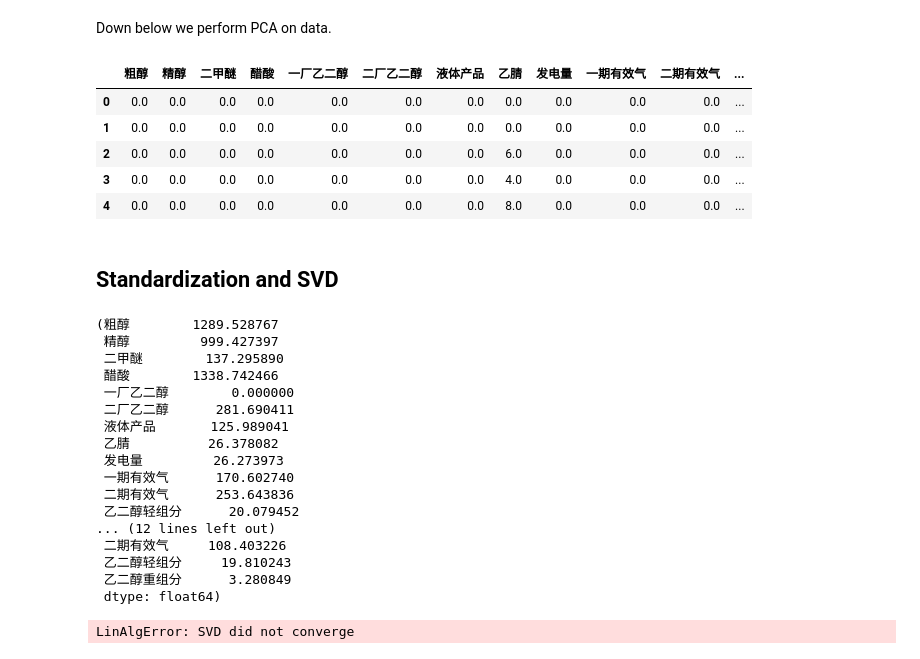
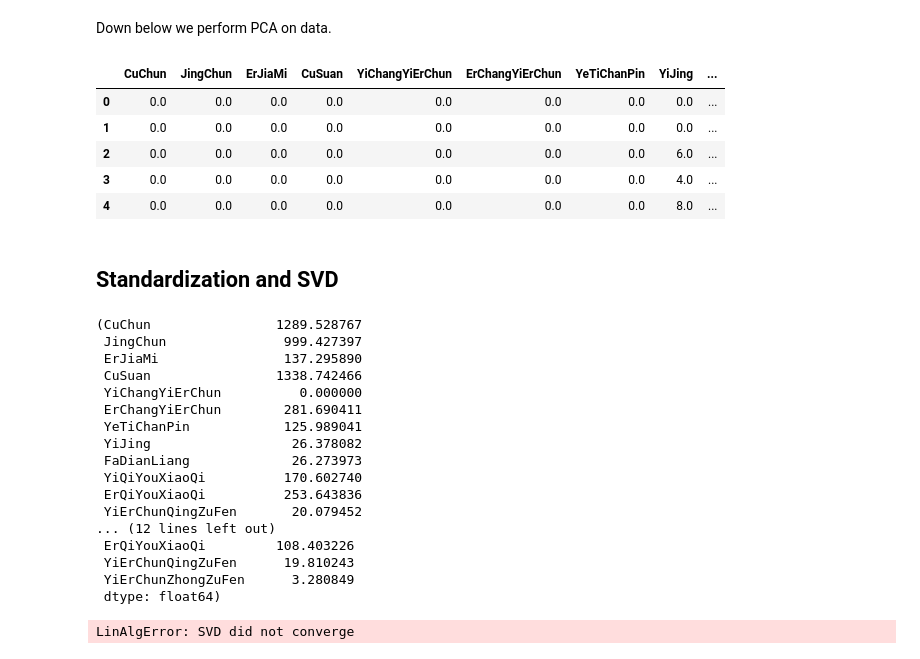
Before and after one commit to HuangHuangZhengZheng/45thPRP, a Jupyter notebook: EDAandPCA.ipynb, the cells around one changed output. Saved outputs shown, nothing was run; the diff lists cells and outputs as text; code cells hidden in the pictures.

```diff
--- a/EDAandPCA.ipynb
+++ b/EDAandPCA.ipynb
@@ -22,16 +22,16 @@ data.head()
 Down below we perform PCA on data.
 # %%
 data = data.fillna(0) # 根据节假日置零!
-c_feature = data.drop(['燃煤'], axis=1)
-c_target = data['燃煤']
+c_feature = data.drop(['RanMei'], axis=1)
+c_target = data['RanMei']
 c_feature.head()
 # %% [output]
-|  | 粗醇 | 精醇 | 二甲醚 | 醋酸 | 一厂乙二醇 | 二厂乙二醇 | 液体产品 | 乙腈 | 发电量 | 一期有效气 | 二期有效气 | ... |
-| 0 | 0.0 | 0.0 | 0.0 | 0.0 | 0.0 | 0.0 | 0.0 | 0.0 | 0.0 | 0.0 | 0.0 | ... |
-| 1 | 0.0 | 0.0 | 0.0 | 0.0 | 0.0 | 0.0 | 0.0 | 0.0 | 0.0 | 0.0 | 0.0 | ... |
-| 2 | 0.0 | 0.0 | 0.0 | 0.0 | 0.0 | 0.0 | 0.0 | 6.0 | 0.0 | 0.0 | 0.0 | ... |
-| 3 | 0.0 | 0.0 | 0.0 | 0.0 | 0.0 | 0.0 | 0.0 | 4.0 | 0.0 | 0.0 | 0.0 | ... |
-| 4 | 0.0 | 0.0 | 0.0 | 0.0 | 0.0 | 0.0 | 0.0 | 8.0 | 0.0 | 0.0 | 0.0 | ... |
+|  | CuChun | JingChun | ErJiaMi | CuSuan | YiChangYiErChun | ErChangYiErChun | YeTiChanPin | YiJing | ... |
+| 0 | 0.0 | 0.0 | 0.0 | 0.0 | 0.0 | 0.0 | 0.0 | 0.0 | ... |
+| 1 | 0.0 | 0.0 | 0.0 | 0.0 | 0.0 | 0.0 | 0.0 | 0.0 | ... |
+| 2 | 0.0 | 0.0 | 0.0 | 0.0 | 0.0 | 0.0 | 0.0 | 6.0 | ... |
+| 3 | 0.0 | 0.0 | 0.0 | 0.0 | 0.0 | 0.0 | 0.0 | 4.0 | ... |
+| 4 | 0.0 | 0.0 | 0.0 | 0.0 | 0.0 | 0.0 | 0.0 | 8.0 | ... |
 # %% [markdown]
 ## Standardization and SVD
 # %%
@@ -40,22 +40,22 @@ c_std = np.std(c_feature, axis=0)
 c_standardized = (c_feature - c_mean) / c_std
 c_mean, c_std
 # %% [output]
-(粗醇        1289.528767
- 精醇         999.427397
- 二甲醚        137.295890
- 醋酸        1338.742466
- 一厂乙二醇        0.000000
- 二厂乙二醇      281.690411
- 液体产品       125.989041
- 乙腈          26.378082
- 发电量         26.273973
- 一期有效气      170.602740
- 二期有效气      253.643836
- 乙二醇轻组分      20.079452
+(CuChun                1289.528767
+ JingChun               999.427397
+ ErJiaMi                137.295890
+ CuSuan                1338.742466
+ YiChangYiErChun          0.000000
+ ErChangYiErChun        281.690411
+ YeTiChanPin            125.989041
+ YiJing                  26.378082
+ FaDianLiang             26.273973
+ YiQiYouXiaoQi          170.602740
+ ErQiYouXiaoQi          253.643836
+ YiErChunQingZuFen       20.079452
 ... (12 lines left out)
- 二期有效气     108.403226
- 乙二醇轻组分     19.810243
- 乙二醇重组分      3.280849
+ ErQiYouXiaoQi         108.403226
+ YiErChunQingZuFen      19.810243
+ YiErChunZhongZuFen      3.280849
  dtype: float64)
 # %%
 u0, s0, vt0 = np.linalg.svd(c_standardized)
```
Also changed, not shown: parts of 10 cells of this notebook, 4 other files.
